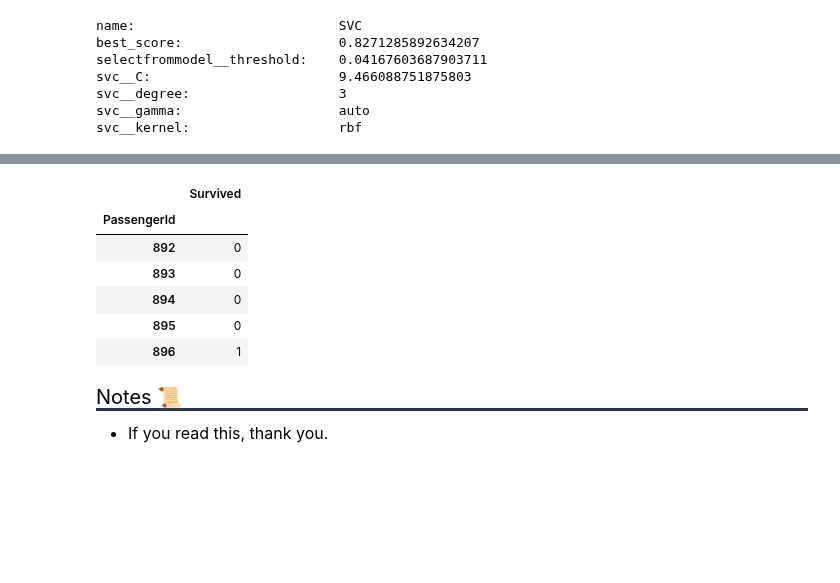
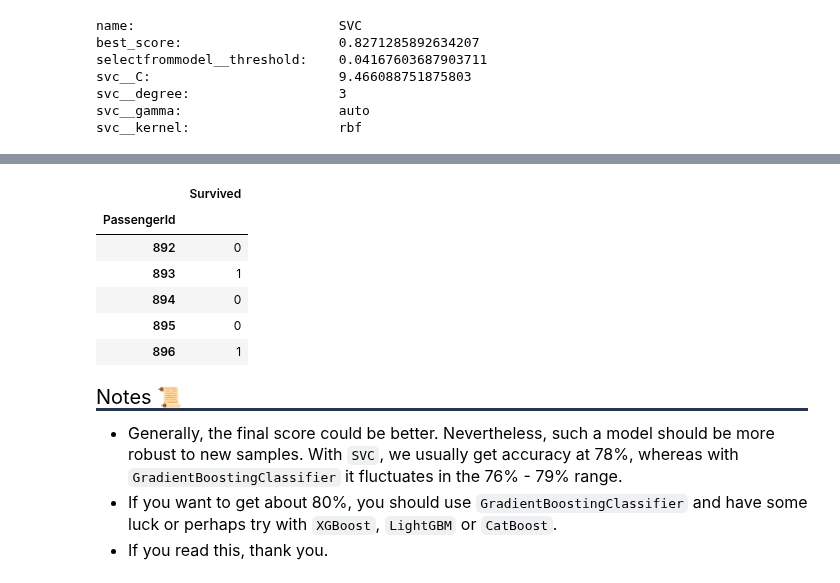
Before and after one commit to mateuszk098/kaggle-notebooks, a Jupyter notebook: kaggle/titanic/titanic_ml.ipynb, the cells around one changed output, grey strips where cells are left out. Saved outputs shown, nothing was run; the diff lists cells and outputs as text; code cells hidden in the pictures; blank space fills up the shorter version.

```diff
--- a/kaggle/titanic/titanic_ml.ipynb
+++ b/kaggle/titanic/titanic_ml.ipynb
@@ -261,12 +262,12 @@ class NewFeatureAdder(BaseEstimator, TransformerMixin):
         self.n_features_in_ = X.shape[1]
         self.feature_names_in_ = np.array(X.columns, dtype=object)
 
-        return self  # Always returns self.
+        return self  # Always return self.
 
     def transform(self, X, y=None):
         if not isinstance(X, pd.DataFrame):
             raise TypeError("X must be a pandas DataFrame.")
-        if self.n_features_in_ != X.shape[1]:
+        if not self.n_features_in_ == X.shape[1]:
             raise ValueError("Unexpected number of features.")
         check_is_fitted(self)
 
@@ -1143,11 +1144,11 @@ svc_kbest = make_pipeline(
 )
 
 svc_kbest_space = {
-    "selectkbest__k": randint(5, 12),
+    "selectkbest__k": randint(5, 15),
     "svc__C": reciprocal(1e-2, 1e2),
     "svc__kernel": ("poly", "rbf", "sigmoid"),
     "svc__gamma": ("auto", "scale"),
-    "svc__degree": (2, 3),
+    "svc__degree": randint(2, 4),
 }
 
 svc_kbest_search = RandomizedSearchCV(
@@ -1182,7 +1183,7 @@ svc_forest_space = {
     "svc__C": reciprocal(1e-2, 1e2),
     "svc__kernel": ("poly", "rbf", "sigmoid"),
     "svc__gamma": ("auto", "scale"),
-    "svc__degree": (2, 3),
+    "svc__degree": randint(2, 4),
 }
 
 svc_forest_search = RandomizedSearchCV(
@@ -1263,27 +1216,27 @@ svc__kernel:                   rbf
     <li>Let's submit the final predictions.</li>
 </ul>
 # %%
-lr.fit(X, y)
-
 sumbission = pd.DataFrame(
     {
         "PassengerId": test.index,
-        "Survived": lr.predict(test),
+        "Survived": svc_forest_search.best_estimator_.predict(test),
     }
 ).set_index("PassengerId")
 
 sumbission.to_csv("submission.csv")
 sumbission.head()
 # %% [output]
 |  | Survived |
 | PassengerId |  |
 | 892 | 0 |
-| 893 | 0 |
+| 893 | 1 |
 | 894 | 0 |
 | 895 | 0 |
 | 896 | 1 |
 # %% [markdown]
 <p style="font-size:20px;font-family:JetBrains Mono; border-bottom: 3px solid #26344e">Notes 📜</p>
 <ul style="font-size:16px;font-family:JetBrains Mono; margin-right: 10px;">
+    <li>Generally, the final score could be better. Nevertheless, such a model should be more robust to new samples. With <code>SVC</code>, we usually get accuracy at 78%, whereas with <code>GradientBoostingClassifier</code> it fluctuates in the 76% - 79% range.</li>
+    <li>If you want to get about 80%, you should use <code>GradientBoostingClassifier</code> and have some luck or perhaps try with <code>XGBoost</code>, <code>LightGBM</code> or <code>CatBoost</code>.</li>
     <li>If you read this, thank you.</li>
 </ul>
```
Also changed, not shown: parts of 15 cells of this notebook, 1 other file.
